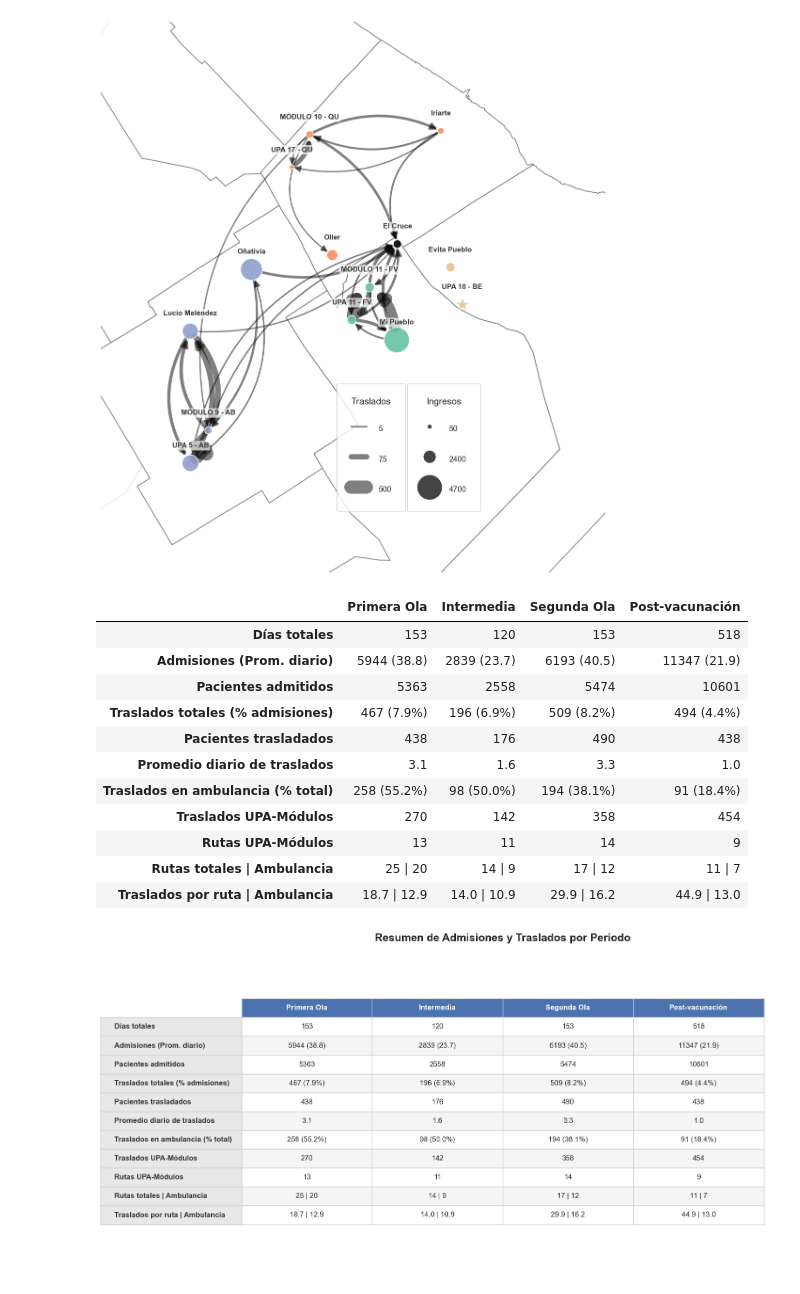
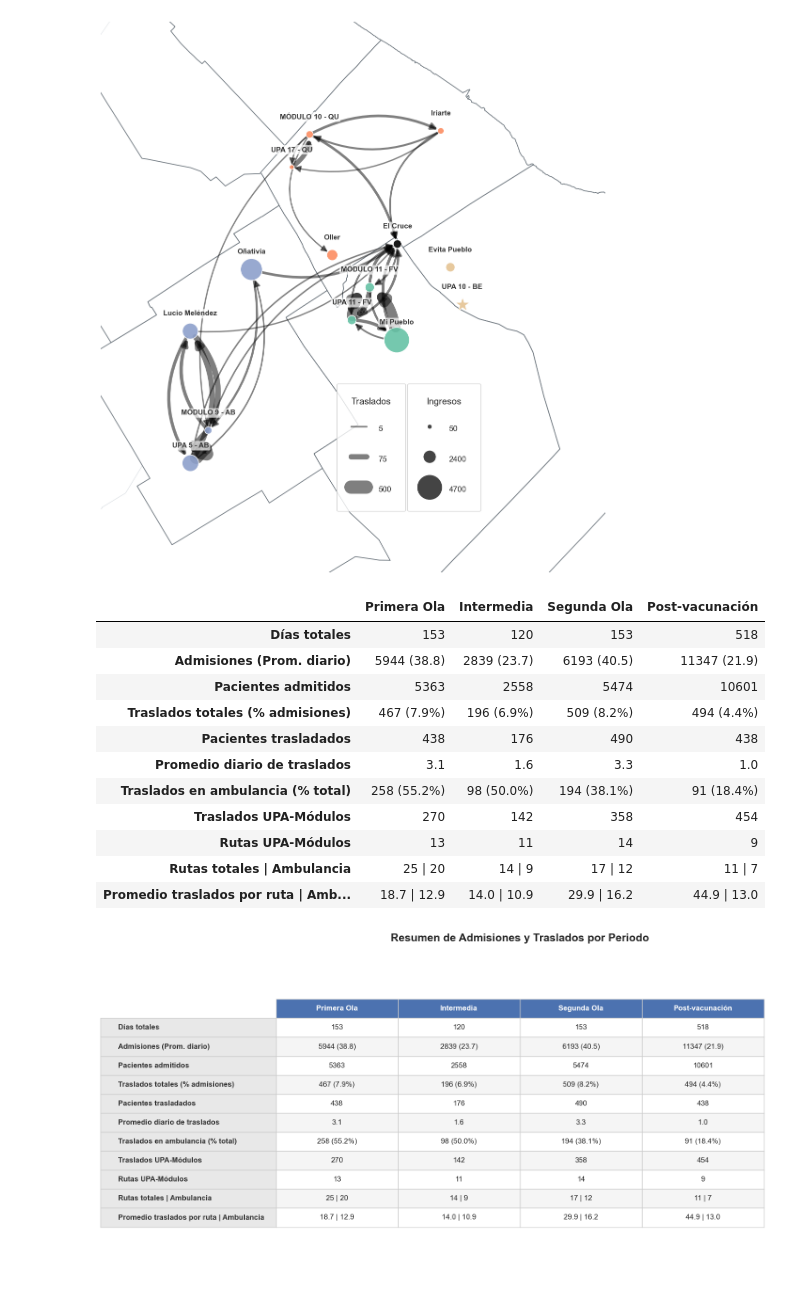
Before and after one commit to micagonzdark/RedesHospitales, a Jupyter notebook: notebooks/05_JAIIO_redes_basico.ipynb, the cells around one changed output. Cells and saved outputs as stored; diff of their text form; code cells hidden in the pictures.

```diff
--- a/notebooks/05_JAIIO_redes_basico.ipynb
+++ b/notebooks/05_JAIIO_redes_basico.ipynb
@@ -493,10 +493,10 @@ def generar_tabla_resumen(pacientes_df, traslados_df, periodos, hospitales_conoc
             'Traslados UPA-Módulos': f"{len(df_refuerzo)}",
             'Rutas UPA-Módulos': f"{df_refuerzo[['hospital_ingreso', 'hospital_destino']].drop_duplicates().shape[0]}",
             'Rutas totales | Ambulancia': f"{edges_totales} | {edges_amb}",
-            'Traslados por ruta | Ambulancia': f"{total_transfers/edges_totales if edges_totales>0 else 0:.1f} | {amb_transfers/edges_amb if edges_amb>0 else 0:.1f}"
+            'Promedio traslados por ruta | Ambulancia': f"{total_transfers/edges_totales if edges_totales>0 else 0:.1f} | {amb_transfers/edges_amb if edges_amb>0 else 0:.1f}"
         }
 
-    orden_filas = ['Días totales', 'Admisiones (Prom. diario)', 'Pacientes admitidos', 'Traslados totales (% admisiones)', 'Pacientes trasladados', 'Promedio diario de traslados', 'Traslados en ambulancia (% total)', 'Traslados UPA-Módulos', 'Rutas UPA-Módulos', 'Rutas totales | Ambulancia', 'Traslados por ruta | Ambulancia']
+    orden_filas = ['Días totales', 'Admisiones (Prom. diario)', 'Pacientes admitidos', 'Traslados totales (% admisiones)', 'Pacientes trasladados', 'Promedio diario de traslados', 'Traslados en ambulancia (% total)', 'Traslados UPA-Módulos', 'Rutas UPA-Módulos', 'Rutas totales | Ambulancia', 'Promedio traslados por ruta | Ambulancia']
     return pd.DataFrame(columnas_tabla).loc[orden_filas]
 
 def exportar_tabla_estetica(tabla_df):
@@ -514,35 +514,35 @@ def exportar_tabla_estetica(tabla_df):
     tabla_mpl.auto_set_font_size(False)
     tabla_mpl.set_fontsize(12)
     tabla_mpl.scale(1.2, 2.2)
 
     for (row, col), cell in tabla_mpl.get_celld().items():
         cell.set_edgecolor('#cccccc')
         if row == 0: cell.set_facecolor('#4c72b0'); cell.set_text_props(weight='bold', color='white')
         elif col == -1: cell.set_facecolor('#e8e8e8'); cell.set_text_props(weight='bold', color='#333333'); cell._loc = 'left'
         else: cell.set_facecolor('#f5f5f5' if row % 2 == 0 else '#ffffff')
 
     plt.title("Resumen de Admisiones y Traslados por Periodo", fontsize=18, fontweight='bold', pad=20)
     plt.tight_layout()
     plt.show()
 
 # EJECUCIÓN SECCIÓN 7
 tabla_resumen = generar_tabla_resumen(pacientes, df_traslados, PERIODOS, hospitales_conocidos)
 display(tabla_resumen)
 exportar_tabla_estetica(tabla_resumen)
 # %% [output]
 |  | Primera Ola | Intermedia | Segunda Ola | Post-vacunación |
 | Días totales | 153 | 120 | 153 | 518 |
 | Admisiones (Prom. diario) | 5944 (38.8) | 2839 (23.7) | 6193 (40.5) | 11347 (21.9) |
 | Pacientes admitidos | 5363 | 2558 | 5474 | 10601 |
 | Traslados totales (% admisiones) | 467 (7.9%) | 196 (6.9%) | 509 (8.2%) | 494 (4.4%) |
 | Pacientes trasladados | 438 | 176 | 490 | 438 |
 | Promedio diario de traslados | 3.1 | 1.6 | 3.3 | 1.0 |
 | Traslados en ambulancia (% total) | 258 (55.2%) | 98 (50.0%) | 194 (38.1%) | 91 (18.4%) |
 | Traslados UPA-Módulos | 270 | 142 | 358 | 454 |
 | Rutas UPA-Módulos | 13 | 11 | 14 | 9 |
 | Rutas totales | Ambulancia | 25 | 20 | 14 | 9 | 17 | 12 | 11 | 7 |
-| Traslados por ruta | Ambulancia | 18.7 | 12.9 | 14.0 | 10.9 | 29.9 | 16.2 | 44.9 | 13.0 |
+| Promedio traslados por ruta | Amb... | 18.7 | 12.9 | 14.0 | 10.9 | 29.9 | 16.2 | 44.9 | 13.0 |
-[figure, old version]
+[figure, new version]
 # %%
 # 8. GENERACIÓN DE MATRICES
 # ==============================================================================
```
Also changed, not shown: parts of 3 cells of this notebook.
